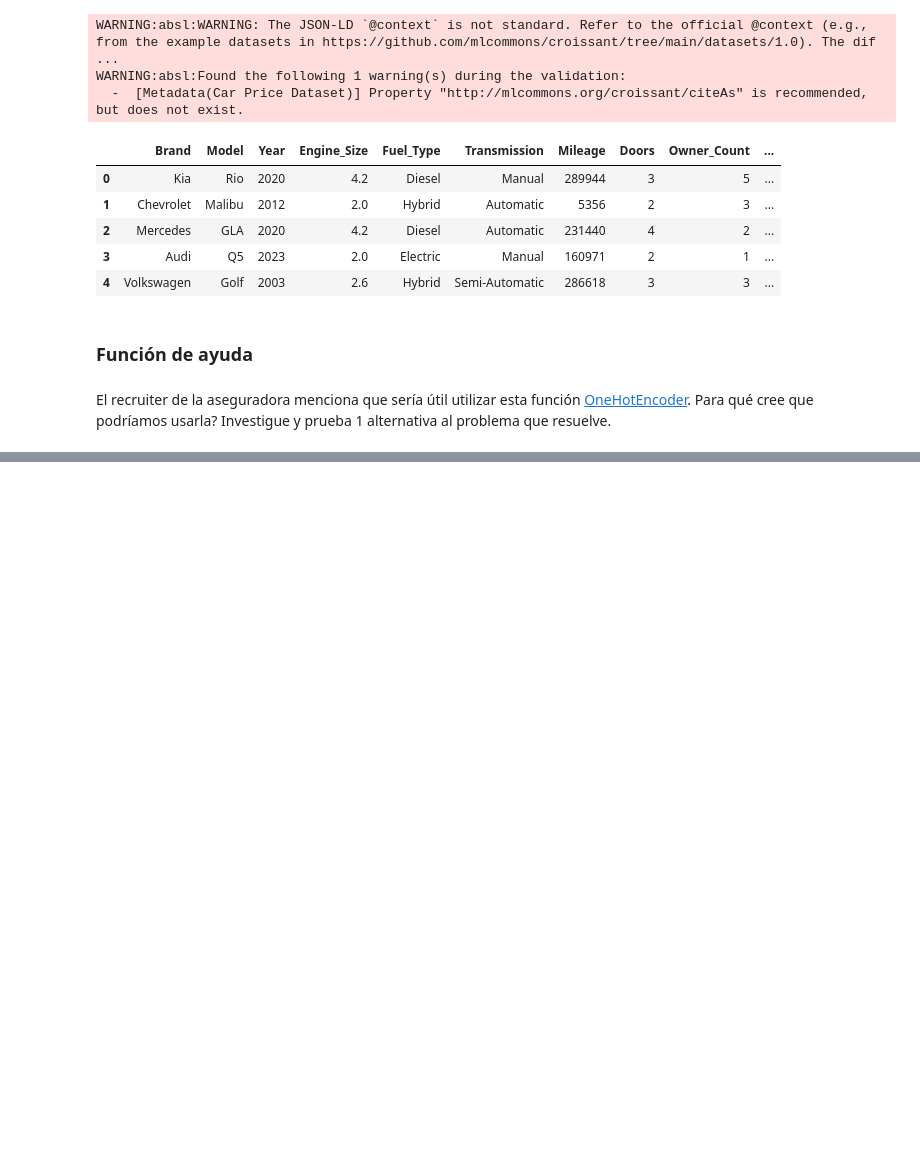
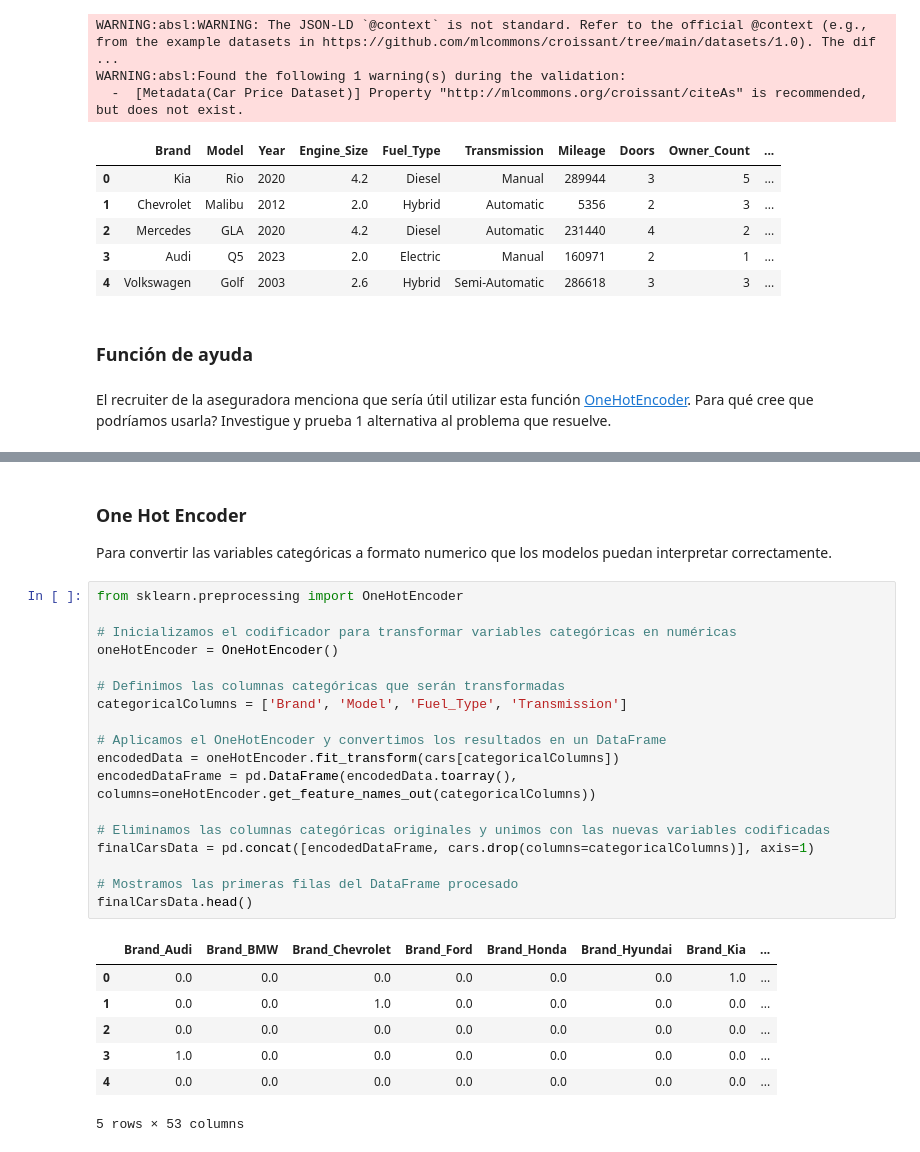
Before and after one commit to joinerars/MLparcial1, a Jupyter notebook: 01_Parcial_Pregrado_II_2024.ipynb, the cells around one changed output, grey strips where cells are left out. Saved outputs shown, nothing was run; the diff lists cells and outputs as text; blank space fills up the shorter version.

```diff
--- a/01_Parcial_Pregrado_II_2024.ipynb
+++ b/01_Parcial_Pregrado_II_2024.ipynb
@@ -885,0 +819,29 @@ None
+# %% [markdown]
+### One Hot Encoder
+Para convertir las variables categóricas a formato numerico que los modelos puedan interpretar correctamente.
+# %%
+from sklearn.preprocessing import OneHotEncoder
+
+# Inicializamos el codificador para transformar variables categóricas en numéricas
+oneHotEncoder = OneHotEncoder()
+
+# Definimos las columnas categóricas que serán transformadas
+categoricalColumns = ['Brand', 'Model', 'Fuel_Type', 'Transmission']
+
+# Aplicamos el OneHotEncoder y convertimos los resultados en un DataFrame
+encodedData = oneHotEncoder.fit_transform(cars[categoricalColumns])
+encodedDataFrame = pd.DataFrame(encodedData.toarray(), columns=oneHotEncoder.get_feature_names_out(categoricalColumns))
+
+# Eliminamos las columnas categóricas originales y unimos con las nuevas variables codificadas
+finalCarsData = pd.concat([encodedDataFrame, cars.drop(columns=categoricalColumns)], axis=1)
+
+# Mostramos las primeras filas del DataFrame procesado
+finalCarsData.head()
+# %% [output]
+|  | Brand_Audi | Brand_BMW | Brand_Chevrolet | Brand_Ford | Brand_Honda | Brand_Hyundai | Brand_Kia | ... |
+| 0 | 0.0 | 0.0 | 0.0 | 0.0 | 0.0 | 0.0 | 1.0 | ... |
+| 1 | 0.0 | 0.0 | 1.0 | 0.0 | 0.0 | 0.0 | 0.0 | ... |
+| 2 | 0.0 | 0.0 | 0.0 | 0.0 | 0.0 | 0.0 | 0.0 | ... |
+| 3 | 1.0 | 0.0 | 0.0 | 0.0 | 0.0 | 0.0 | 0.0 | ... |
+| 4 | 0.0 | 0.0 | 0.0 | 0.0 | 0.0 | 0.0 | 0.0 | ... |
+5 rows × 53 columns
```
Also changed, not shown: parts of 38 cells of this notebook.
